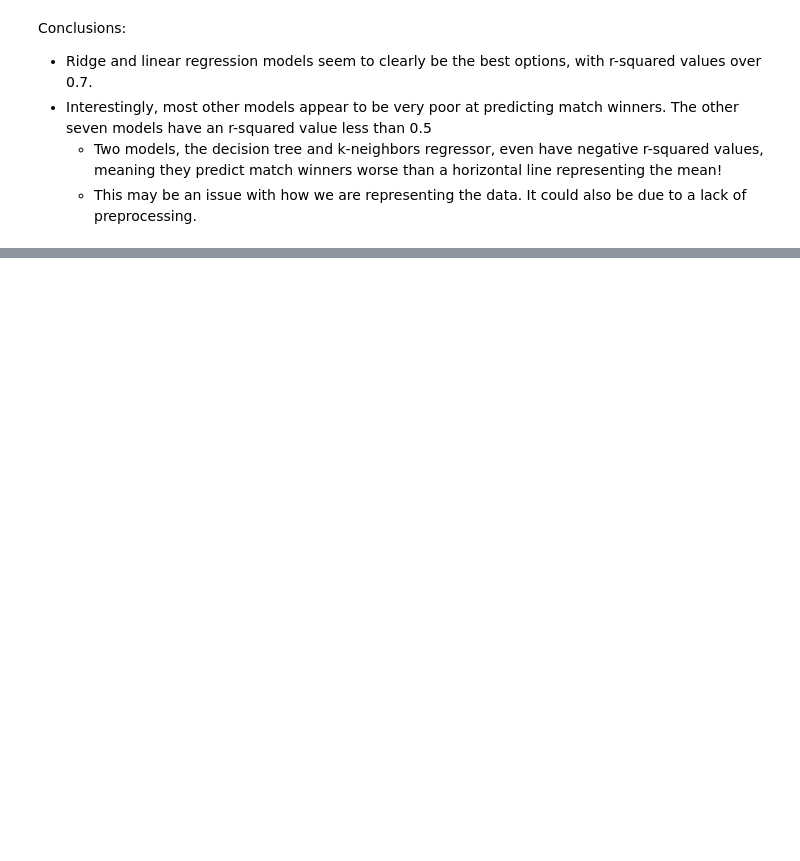
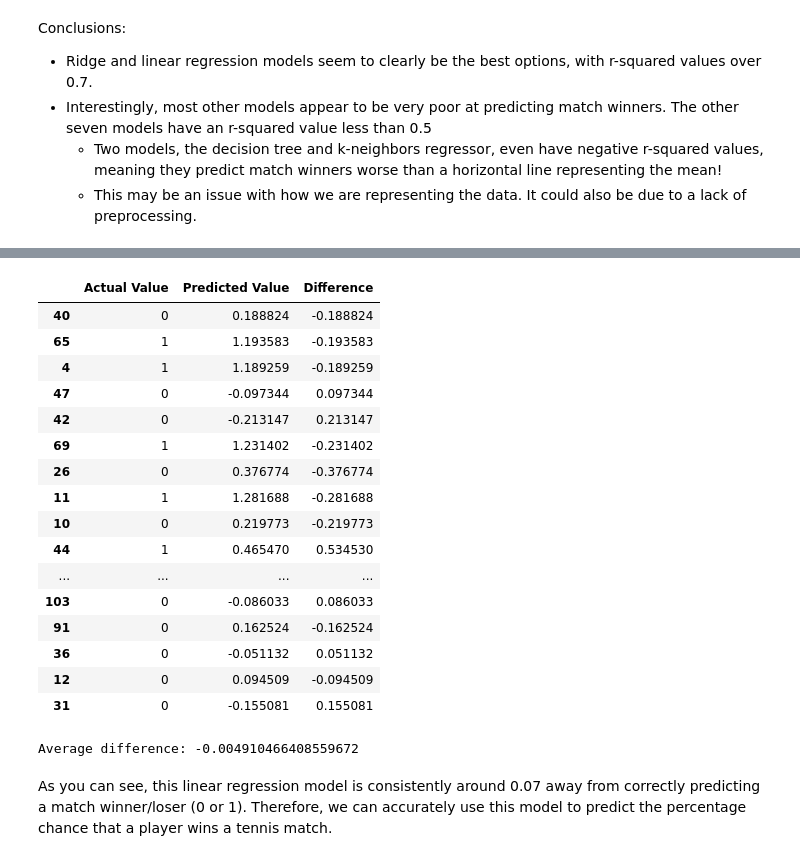
Before and after one commit to AnnambhotlaK/mlproject, a Jupyter notebook: notebook/wta_model_training.ipynb, the cells around one changed output, grey strips where cells are left out. Cells and saved outputs as stored; diff of their text form; code cells hidden in the pictures; blank space fills up the shorter version.

```diff
--- a/notebook/wta_model_training.ipynb
+++ b/notebook/wta_model_training.ipynb
@@ -262,0 +287,27 @@ Conclusions:
+# %%
+pred_df=pd.DataFrame({'Actual Value':y_test,'Predicted Value':y_pred,'Difference':y_test-y_pred})
+pred_df
+# %% [output]
+|  | Actual Value | Predicted Value | Difference |
+| 40 | 0 | 0.188824 | -0.188824 |
+| 65 | 1 | 1.193583 | -0.193583 |
+| 4 | 1 | 1.189259 | -0.189259 |
+| 47 | 0 | -0.097344 | 0.097344 |
+| 42 | 0 | -0.213147 | 0.213147 |
+| 69 | 1 | 1.231402 | -0.231402 |
+| 26 | 0 | 0.376774 | -0.376774 |
+| 11 | 1 | 1.281688 | -0.281688 |
+| 10 | 0 | 0.219773 | -0.219773 |
+| 44 | 1 | 0.465470 | 0.534530 |
+| ... | ... | ... | ... |
+| 103 | 0 | -0.086033 | 0.086033 |
+| 91 | 0 | 0.162524 | -0.162524 |
+| 36 | 0 | -0.051132 | 0.051132 |
+| 12 | 0 | 0.094509 | -0.094509 |
+| 31 | 0 | -0.155081 | 0.155081 |
+# %%
+print("Average difference: " + str(sum(pred_df['Difference']) / len(pred_df['Difference'])))
+# %% [output]
+Average difference: -0.004910466408559672
+# %% [markdown]
+As you can see, this linear regression model is consistently around 0.07 away from correctly predicting a match winner/loser (0 or 1). Therefore, we can accurately use this model to predict the percentage chance that a player wins a tennis match.
```
Also changed, not shown: parts of 9 cells of this notebook, 4 other files.
